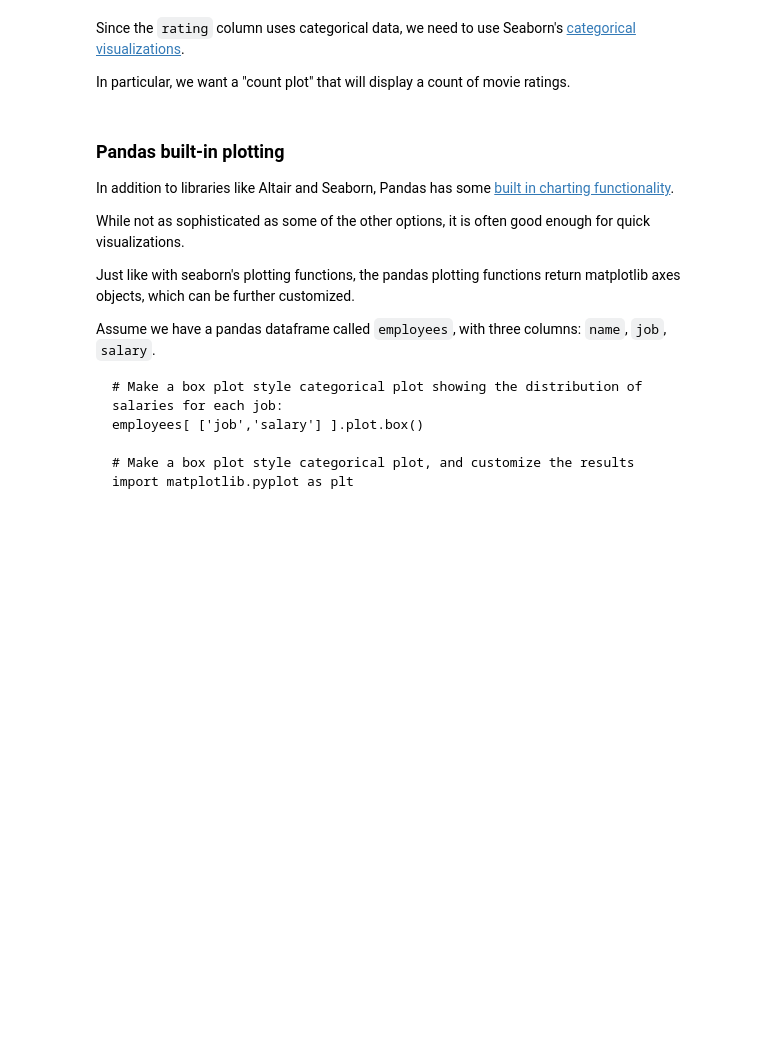
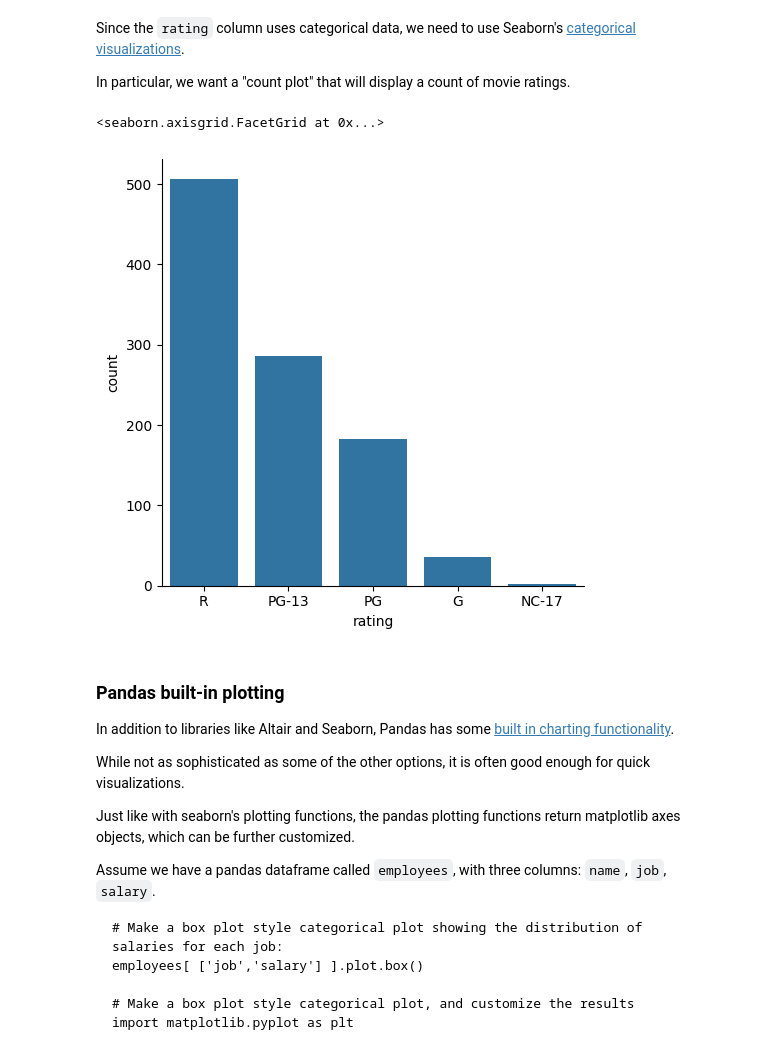
Before and after one commit to amitaifinny/amitaifinny.github.io, a Jupyter notebook: notebooks/Exploration_01.ipynb, the cells around one changed output. Saved outputs shown, nothing was run; the diff lists cells and outputs as text; code cells hidden in the pictures; blank space fills up the shorter version.

```diff
--- a/notebooks/Exploration_01.ipynb
+++ b/notebooks/Exploration_01.ipynb
@@ -126,3 +126,11 @@ Let's [filter some more](https://pandas.pydata.org/docs/getting_started/intro_tu
 # Filter the list of movies to select a new subset containing only movies with
 # a standard MPAA rating. Calculate how many rows are in this new set, and
 # then see which ratings appear most often.
+mpaa_list = ['G', 'PG', 'PG-13', 'R', 'NC-17']
+only_mpaa_movies = only_movies[only_movies['rating'].isin(mpaa_list)]
+
+row_count = len(only_mpaa_movies)
+print(row_count)
+
+often_rating = only_mpaa_movies['rating'].value_counts()
+print(often_rating)
@@ -217,6 +243,10 @@ Since the `rating` column uses categorical data, we need to use Seaborn's [categ
 In particular, we want a "count plot" that will display a count of movie ratings.
 # %%
 # Use seaborn to create a count plot comparing the count of each movie rating
+sns.catplot(data=only_mpaa_movies, x='rating', kind='count')
+# %% [output]
+<seaborn.axisgrid.FacetGrid at 0x...>
+[figure, added]
 # %% [markdown]
 ### Pandas built-in plotting
 In addition to libraries like Altair and Seaborn, Pandas has some [built in charting functionality](https://pandas.pydata.org/docs/getting_started/intro_tutorials/04_plotting.html).
```
Also changed, not shown: parts of 7 cells of this notebook.
